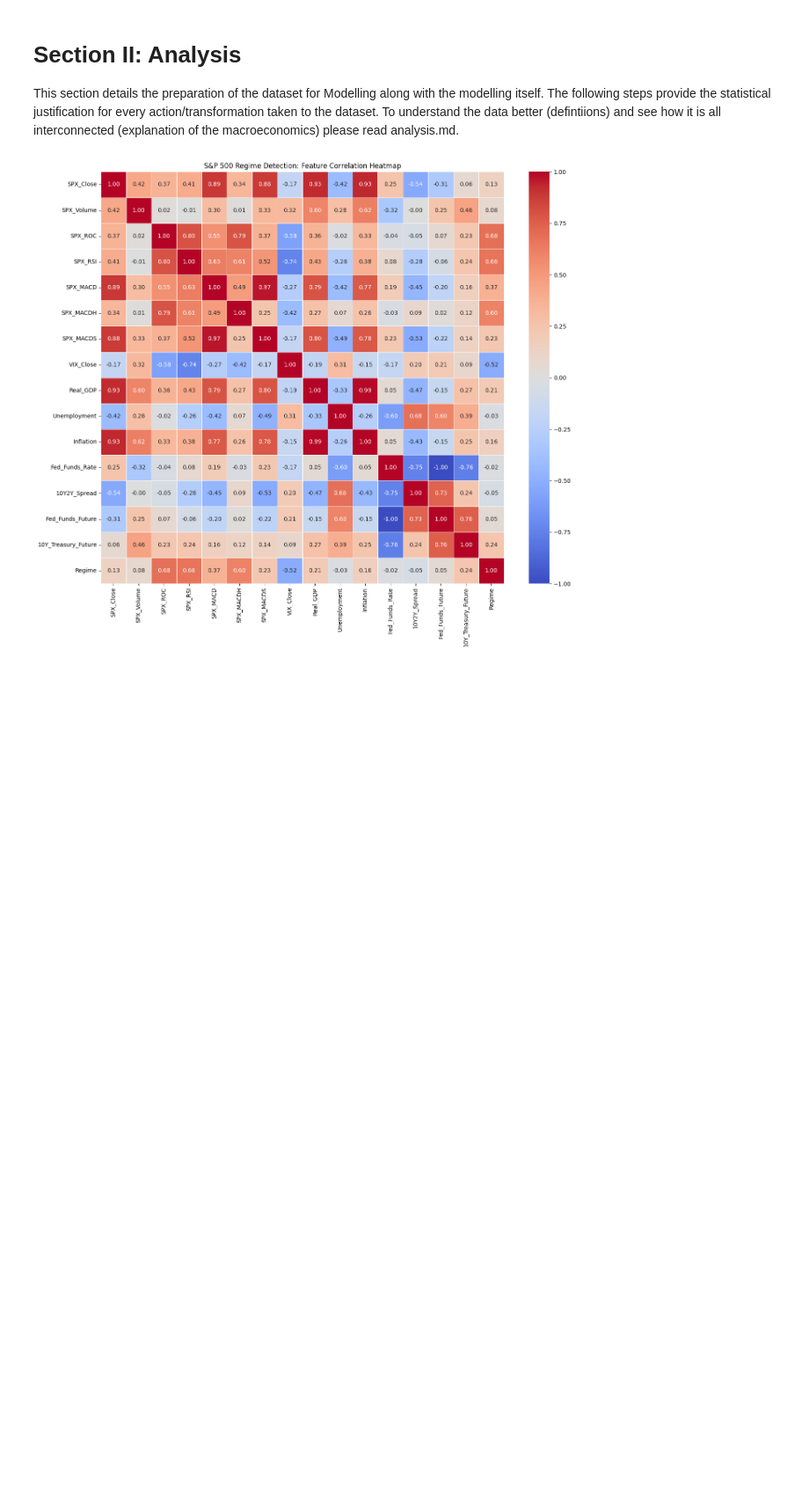
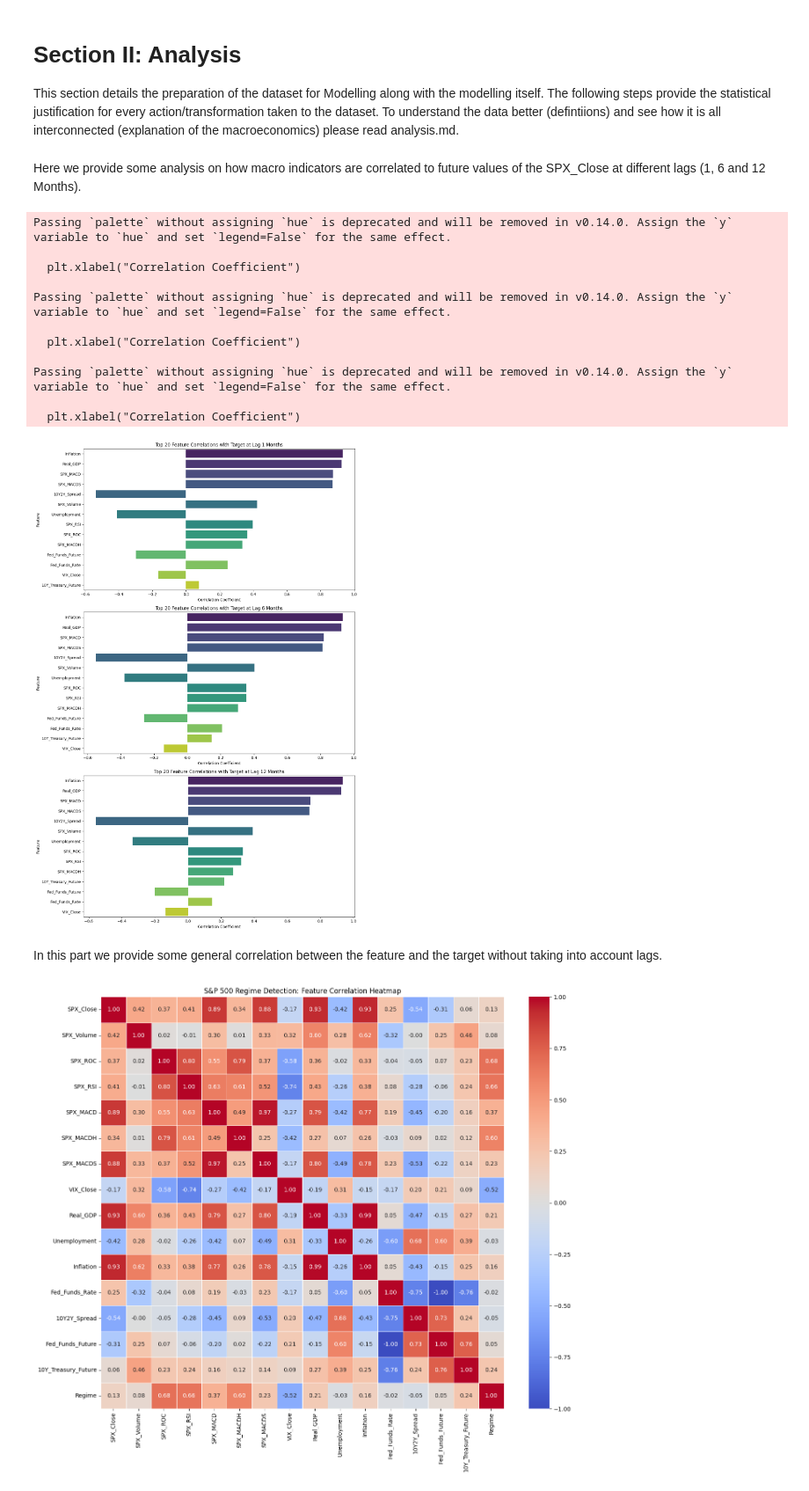
Before and after one commit to oscar10-wq/SP500_Regime_detection, a Jupyter notebook: project.ipynb, the cells around one changed output. Shown at 88% size. Drawn from its saved outputs; the diff is of its cells as text; code cells hidden in the pictures; blank space fills up the shorter version.

Commit message:
added lagged correlation metrics in project.ipynb as well as in data/scripts/analysis_utils

```diff
--- a/project.ipynb
+++ b/project.ipynb
@@ -106,6 +88,32 @@ full_data_set
 This section details the preparation of the dataset for Modelling along with the modelling itself. The following steps provide the  statistical justification for every action/transformation taken to the dataset. To understand the data better (defintiions) and see how it is all interconnected (explanation of the macroeconomics) please read analysis.md.
 # %%
 from analysis.scripts import feature_selection as fs
+# %% [markdown]
+Here we provide some analysis on how macro indicators are correlated to future values of the SPX_Close at different lags (1, 6 and 12 Months).
+# %%
+target_variable = "SPX_Close"
+target = full_data_set[target_variable]
+features = full_data_set.drop(columns=[target_variable, "Regime"])
+
+results_correlation = analysis_utils.calculate_feature_lagged_correlation(target, features, lags=[1, 6, 12])
+
+
+analysis_utils.plot_correlation_ranking(results_correlation)
+# %% [output]
+Passing `palette` without assigning `hue` is deprecated and will be removed in v0.14.0. Assign the `y` variable to `hue` and set `legend=False` for the same effect.
+
+  plt.xlabel("Correlation Coefficient")
+
+Passing `palette` without assigning `hue` is deprecated and will be removed in v0.14.0. Assign the `y` variable to `hue` and set `legend=False` for the same effect.
+
+  plt.xlabel("Correlation Coefficient")
+
+Passing `palette` without assigning `hue` is deprecated and will be removed in v0.14.0. Assign the `y` variable to `hue` and set `legend=False` for the same effect.
+
+  plt.xlabel("Correlation Coefficient")
+[figure, added]
+# %% [markdown]
+In this part we provide some general correlation between the feature and the target without taking into account lags.
 # %%
 df_corr_m = fs.plot_correlation_heatmap(full_data_set)
 # %% [output]
```
Also changed, not shown: parts of 1 cell of this notebook, 1 other file.
